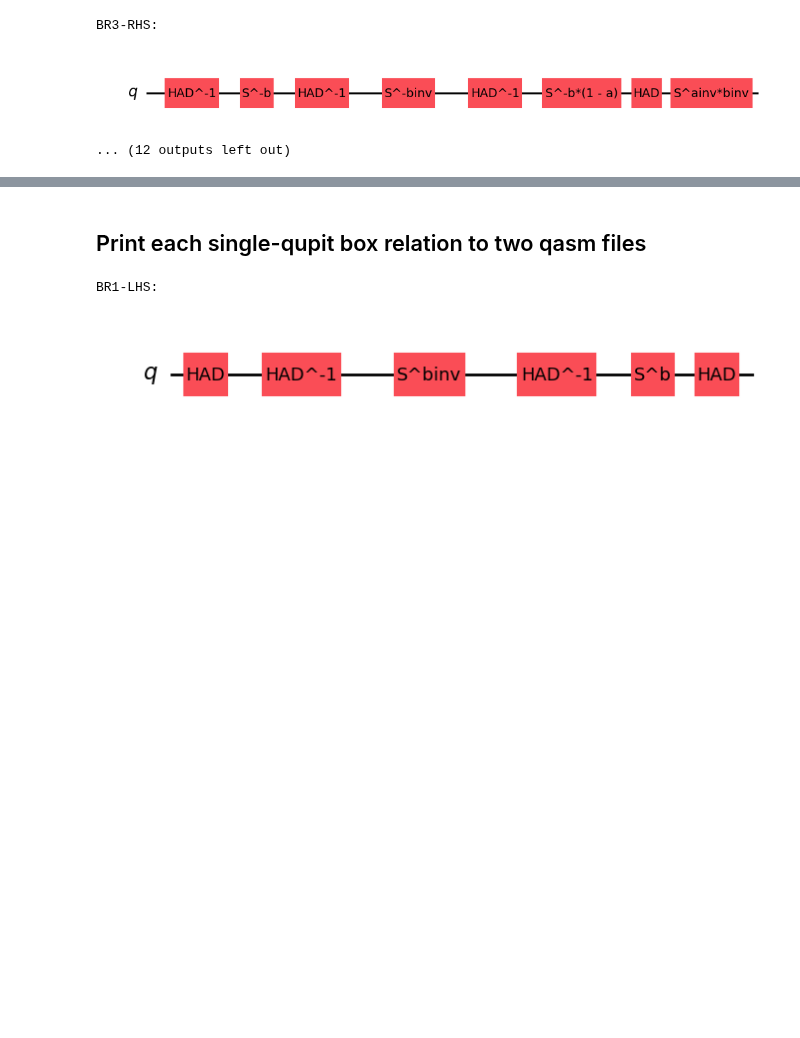
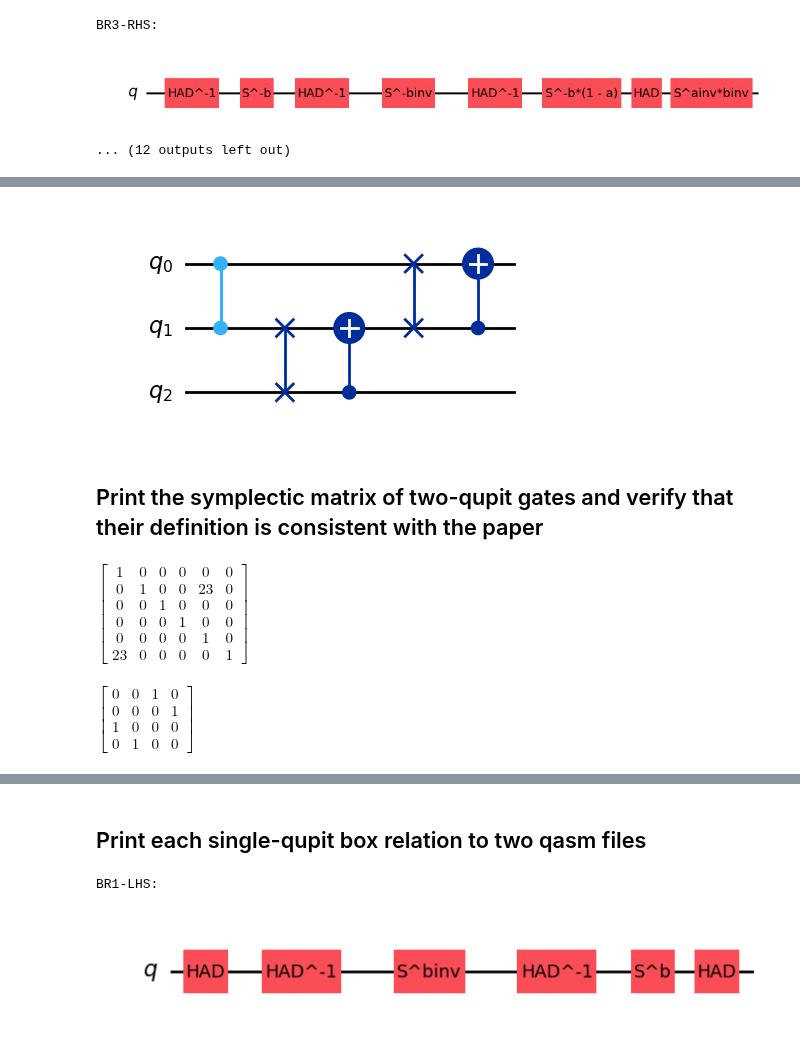
Before and after one commit to SarahMMMLi/QuditClifford, a Jupyter notebook: notebooks/BoxRelation-Soundness.ipynb, the cells around one changed output, grey strips where cells are left out. Saved outputs shown, nothing was run; the diff lists cells and outputs as text; code cells hidden in the pictures; blank space fills up the shorter version.

```diff
--- a/notebooks/BoxRelation-Soundness.ipynb
+++ b/notebooks/BoxRelation-Soundness.ipynb
@@ -431,0 +625,47 @@ BR3-RHS:
+# %%
+B01_12 = dizx.Circuit(qudit_amount=3, dim=3)
+B01_12 += SWAP(1,2)
+B01_12 += CX(2,1)
+
+B01_01 = dizx.Circuit(qudit_amount=3, dim=3)
+B01_01 += SWAP(0,1)
+B01_01 += CX(1,0)
+
+lhs = dizx.Circuit(qudit_amount=3, dim=3)
+lhs += CZ(0,1) + B01_12 + B01_01
+display(lhs.draw())
+# %% [output]
+[figure, added]
+# %% [markdown]
+## Print the symplectic matrix of two-qupit gates and verify that their definition is consistent with the paper
+# %%
+SWAPmat
+CXmat(1)
+CX(1,0,2,p)
+# modulo_matrix(CXmat(23), 23)
+# SWAP(0,2,4)
+# CX(0,2,4,1)
+# CX(2,0,4,1)
+CZ(0,1,3,23)
+modulo_matrix(CZ(0,1,3,23), 23)
+CZ(0,2,3,23)
+modulo_matrix(CZ(0,2,3,23), 23)
+CZ(1,0,3,23)
+CZ(2,0,3,23)
+# %% [output]
+$\displaystyle \left[\begin{matrix}1 & 0 & 0 & 0 & 0 & 0\\0 & 1 & 0 & 0 & 23 & 0\\0 & 0 & 1 & 0 & 0 & 0\\0 & 0 & 0 & 1 & 0 & 0\\0 & 0 & 0 & 0 & 1 & 0\\23 & 0 & 0 & 0 & 0 & 1\end{matrix}\right]$
+# %%
+from dizx.circuit.gates import SWAP, CZ, CX, HAD, S
+lhs = dizx.Circuit(qudit_amount=3, dim=3)
+lhs += CX(0,2) ** 3
+lhs.to_symplectic_matrix()
+dizx.symplectic.modulo_matrix(lhs.to_symplectic_matrix(),3)
+# display(lhs.draw())
+
+rhs = dizx.Circuit(qudit_amount=2, dim=3)
+rhs += SWAP(0,1)
+rhs.to_symplectic_matrix()
+# dizx.symplectic.modulo_matrix(rhs.to_symplectic_matrix(),3)
+# display(rhs.draw())
+# %% [output]
+$\displaystyle \left[\begin{matrix}0 & 0 & 1 & 0\\0 & 0 & 0 & 1\\1 & 0 & 0 & 0\\0 & 1 & 0 & 0\end{matrix}\right]$
```
Also changed, not shown: parts of 11 cells of this notebook.
